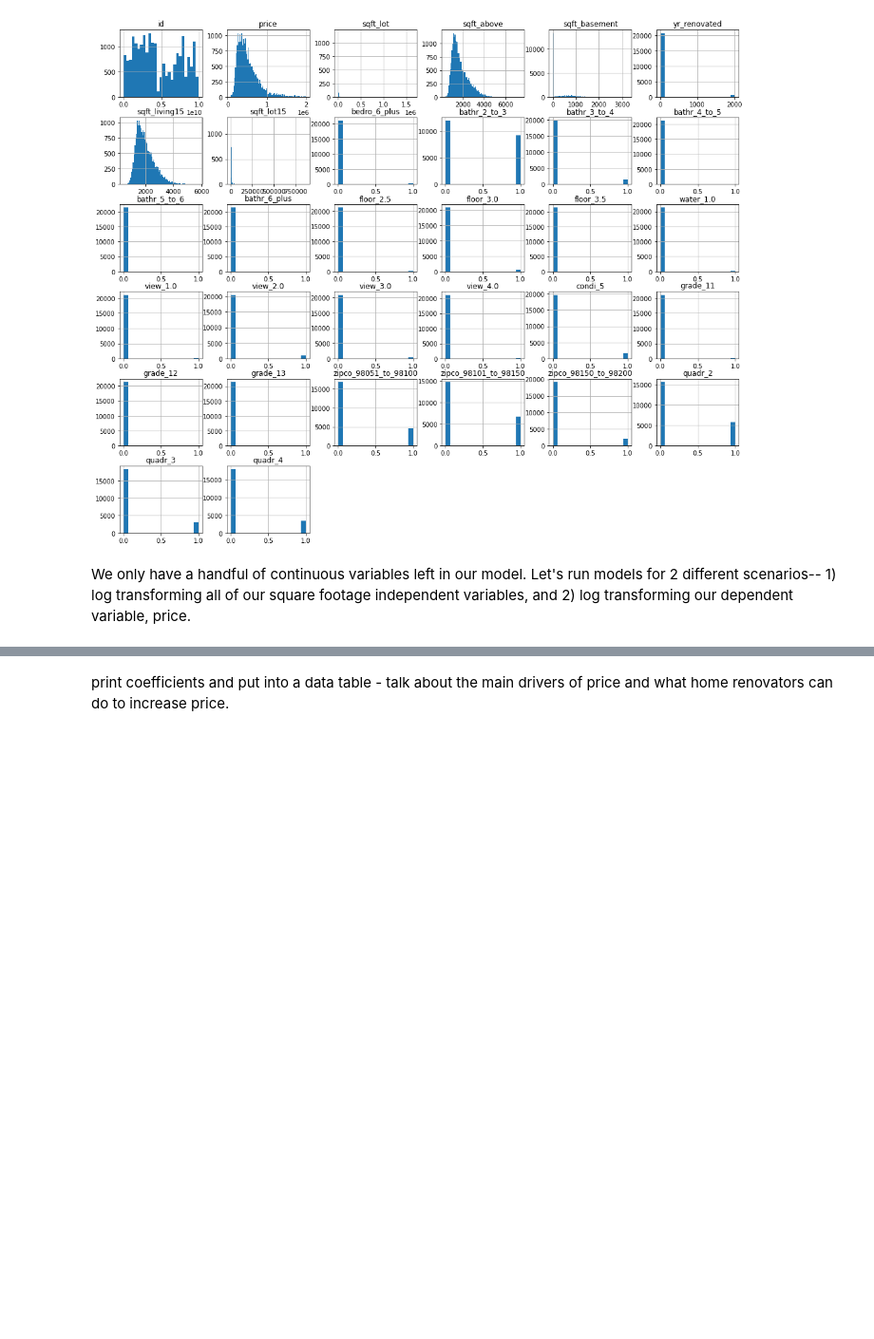
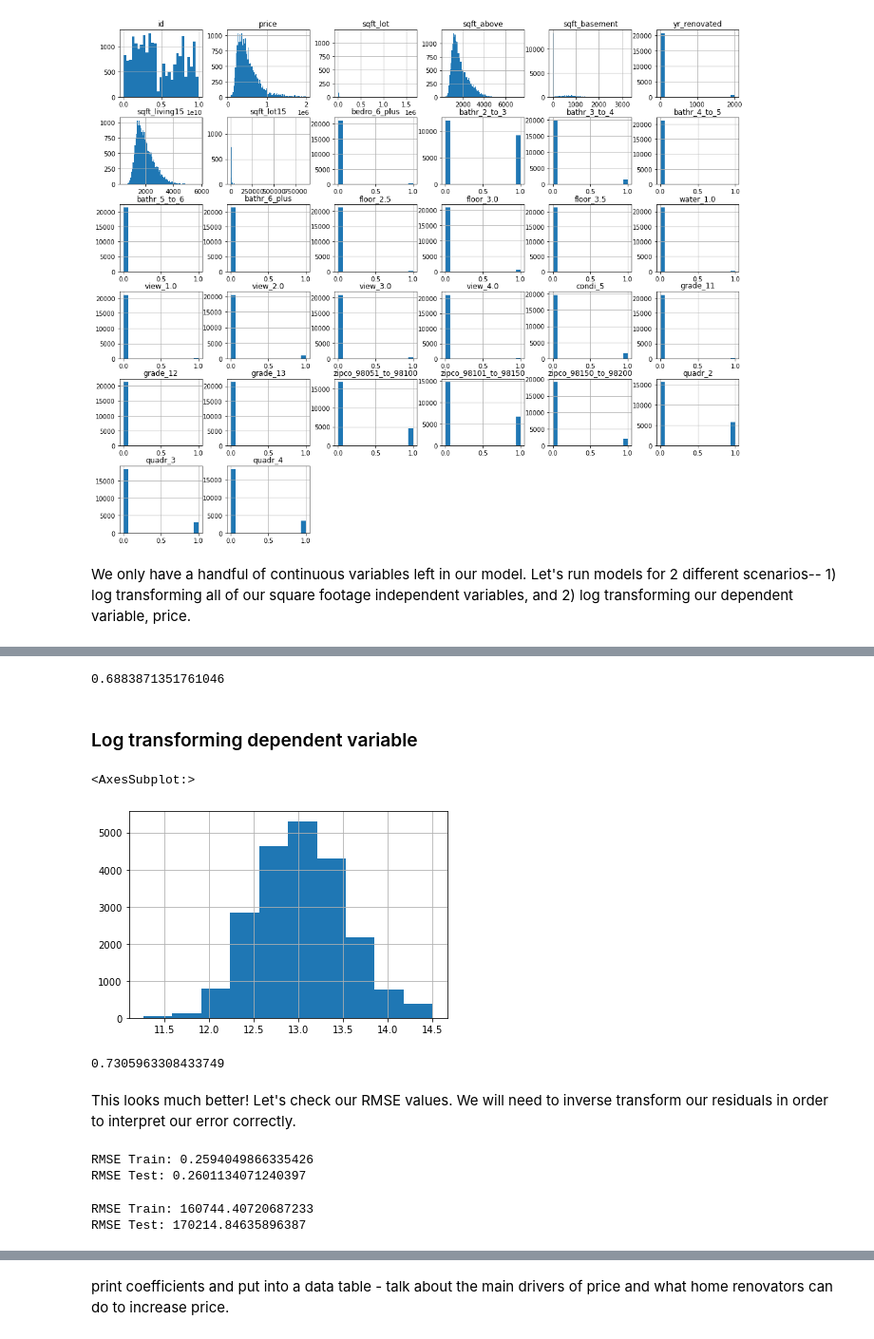
Before and after one commit to Sammyknee/dsc-phase-2-project, a Jupyter notebook: Housing Data - Modeling.ipynb, the cells around one changed output, grey strips where cells are left out. Shown at 95% size. Cells and saved outputs as stored; diff of their text form; code cells hidden in the pictures; blank space fills up the shorter version.

```diff
--- a/Housing Data - Modeling.ipynb
+++ b/Housing Data - Modeling.ipynb
@@ -982,0 +1007,52 @@ We only have a handful of continuous variables left in our model. Let's run mode
+# %%
+y = data_model_6a['price']
+X = data_model_6a.drop(['price', 'id', 'date'],axis=1)
+X_train, X_test, y_train, y_test = train_test_split(X, y, test_size=0.2, random_state=22)
+model_6a = LinearRegression()
+model_6a.fit(X_train, y_train)
+y_hat_train = model_6a.predict(X_train)
+y_hat_test = model_6a.predict(X_test)
+metrics.r2_score(y_train, y_hat_train)
+# %% [output]
+0.6883871351761046
+# %% [markdown]
+### Log transforming dependent variable
+# %%
+data_model_6b = data_model_5b.copy()
+# %%
+data_model_6b['price_log'] = np.log(data_model_6b['price'])
+# %%
+data_model_6b.price_log.hist()
+# %% [output]
+<AxesSubplot:>
+[figure, added]
+# %%
+y = data_model_6b['price_log']
+X = data_model_6b.drop(['price', 'id', 'date', 'price_log'],axis=1)
+X_train, X_test, y_train_log, y_test_log = train_test_split(X, y, test_size=0.2, random_state=22)
+model_6b = LinearRegression()
+model_6b.fit(X_train, y_train_log)
+y_hat_train_log = model_6b.predict(X_train)
+y_hat_test_log = model_6b.predict(X_test)
+metrics.r2_score(y_train_log, y_hat_train_log)
+# %% [output]
+0.7305963308433749
+# %% [markdown]
+This looks much better! Let's check our RMSE values. We will need to inverse transform our residuals in order to interpret our error correctly.
+# %%
+print('RMSE Train:',np.sqrt(metrics.mean_squared_error(y_train_log, y_hat_train_log)))
+print('RMSE Test:',np.sqrt(metrics.mean_squared_error(y_test_log, y_hat_test_log)))
+# %% [output]
+RMSE Train: 0.2594049866335426
+RMSE Test: 0.2601134071240397
+# %%
+y_hat_train = np.exp(y_hat_train_log)
+y_hat_test = np.exp(y_hat_test_log)
+y_train = np.exp(y_train_log)
+y_test = np.exp(y_test_log)
+
+print('RMSE Train:',np.sqrt(metrics.mean_squared_error(y_train, y_hat_train)))
+print('RMSE Test:',np.sqrt(metrics.mean_squared_error(y_test, y_hat_test)))
+# %% [output]
+RMSE Train: 160744.40720687233
+RMSE Test: 170214.84635896387
```
Also changed, not shown: parts of 38 cells of this notebook.
